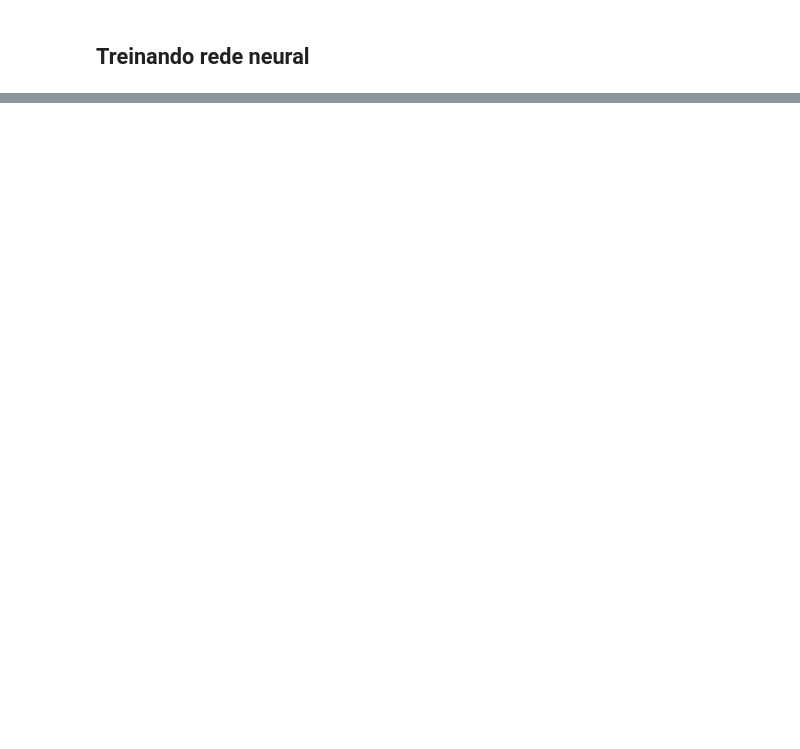
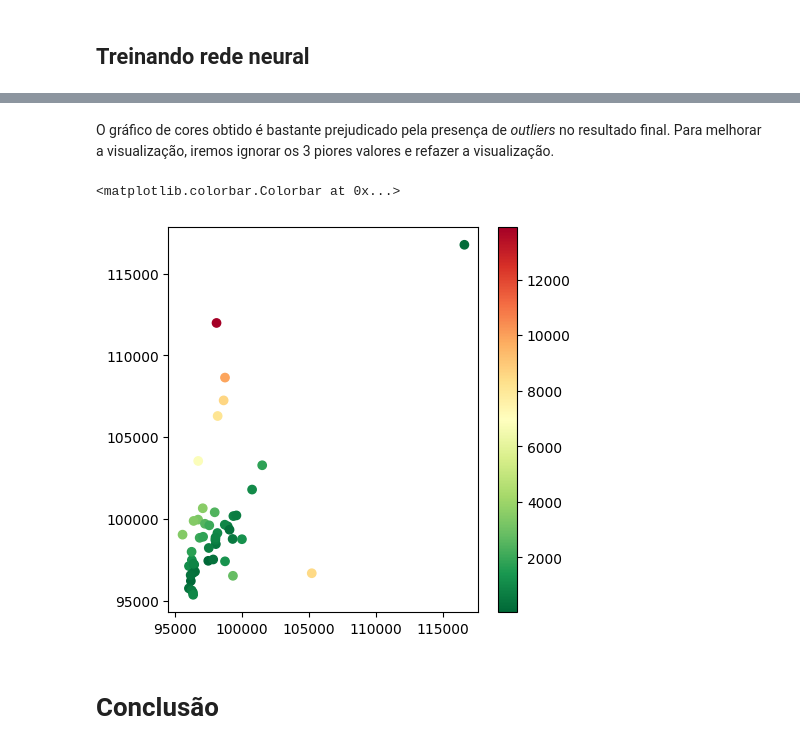
Before and after one commit to GuiCT/f1-db, a Jupyter notebook: train_lstm.ipynb, the cells around one changed output, grey strips where cells are left out. Saved outputs shown, nothing was run; the diff lists cells and outputs as text; code cells hidden in the pictures; blank space fills up the shorter version.

```diff
--- a/train_lstm.ipynb
+++ b/train_lstm.ipynb
@@ -160,0 +291,16 @@ Difference: [[-942.421875]]
+# %% [markdown]
+O gráfico de cores obtido é bastante prejudicado pela presença de *outliers* no resultado final. Para melhorar a visualização, iremos ignorar os 3 piores valores e refazer a visualização.
+# %%
+# Índice dos 3 maiores erros
+max_three_index = differences.argsort()[-3:]
+plt.figure(figsize=(5, 5))
+plt.scatter(
+    np.delete(testing_data['outputs'], max_three_index),
+    np.delete(predictions, max_three_index),
+    c=np.delete(differences, max_three_index), cmap='RdYlGn_r')
+plt.colorbar()
+# %% [output]
+<matplotlib.colorbar.Colorbar at 0x...>
+[figure, added]
+# %% [markdown]
+# Conclusão
```
Also changed, not shown: parts of 33 cells of this notebook, 2 other files.
